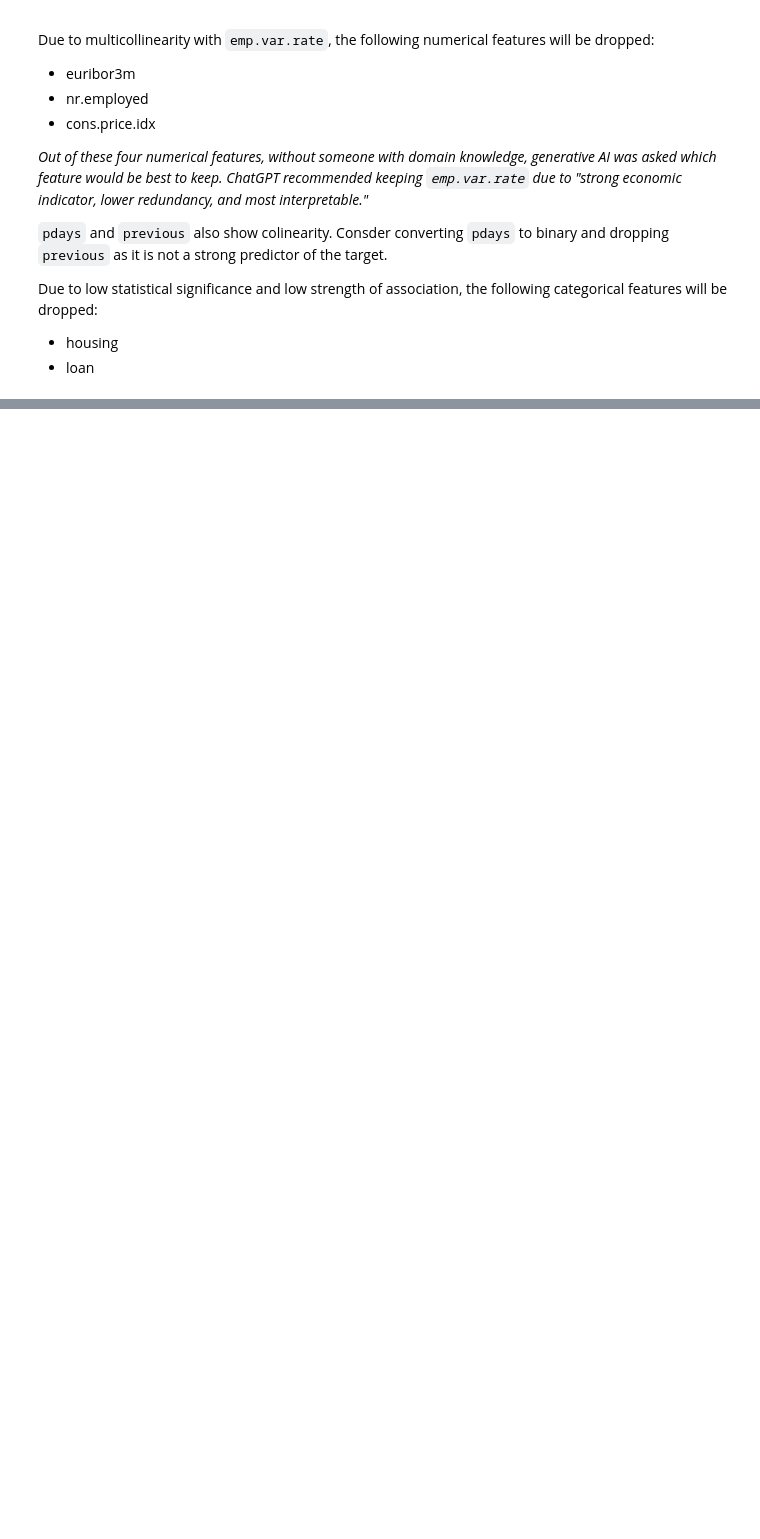
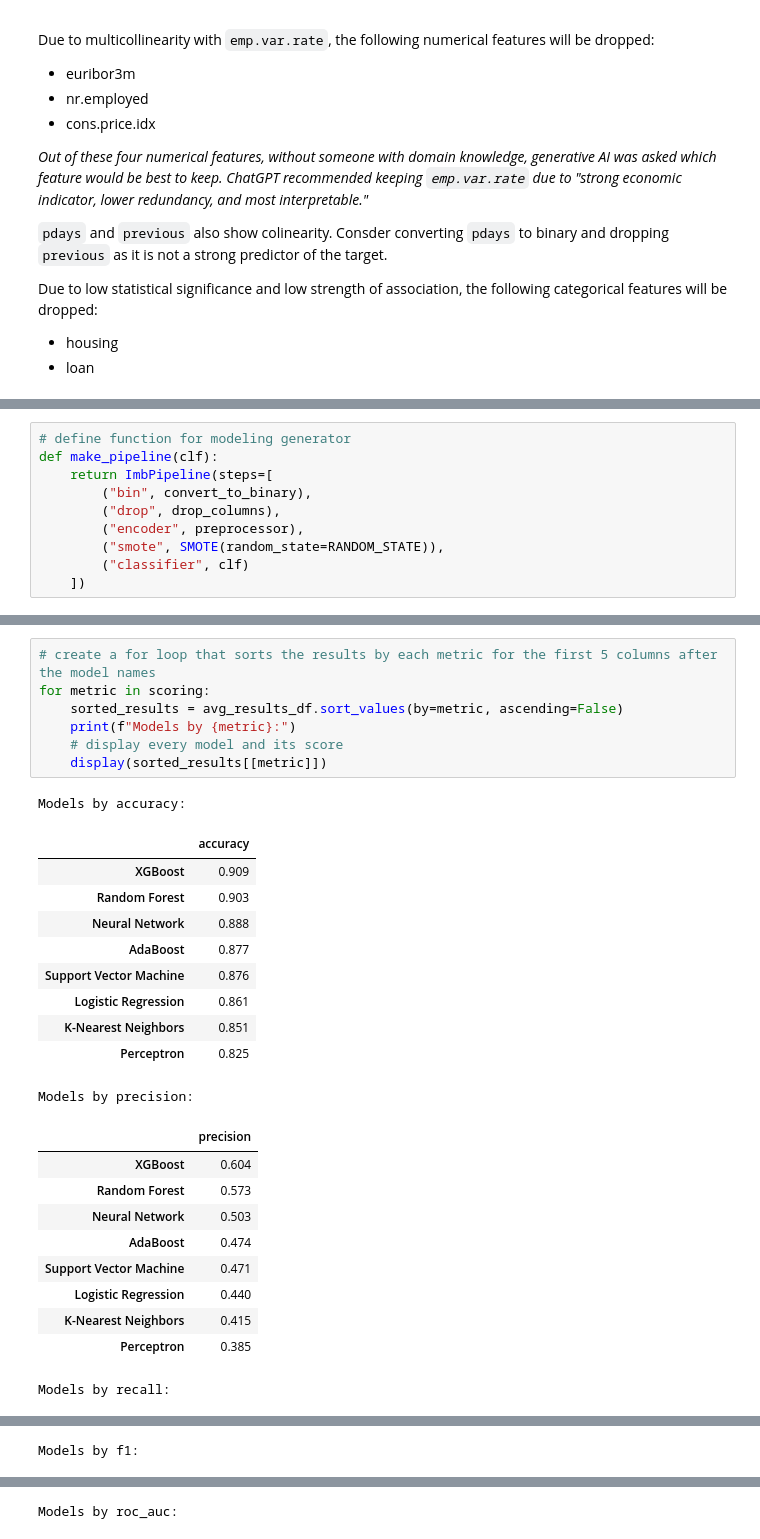
Before and after one commit to junclemente/ads504-final_project, a Jupyter notebook: notebooks/Preprocess_Modeling.ipynb, the cells around one changed output, grey strips where cells are left out. Cells and saved outputs as stored; diff of their text form; blank space fills up the shorter version.

```diff
--- a/notebooks/Preprocess.ipynb
+++ b/notebooks/Preprocess_Modeling.ipynb
@@ -144,0 +239,10 @@ Due to low statistical significance and low strength of association, the followi
+# %%
+# define function for modeling generator
+def make_pipeline(clf):
+    return ImbPipeline(steps=[
+        ("bin", convert_to_binary),
+        ("drop", drop_columns),
+        ("encoder", preprocessor),
+        ("smote", SMOTE(random_state=RANDOM_STATE)),
+        ("classifier", clf)
+    ])
@@ -144,0 +317,29 @@ Due to low statistical significance and low strength of association, the followi
+# %%
+# create a for loop that sorts the results by each metric for the first 5 columns after the model names
+for metric in scoring:
+    sorted_results = avg_results_df.sort_values(by=metric, ascending=False)
+    print(f"Models by {metric}:")
+    # display every model and its score
+    display(sorted_results[[metric]])
+# %% [output]
+Models by accuracy:
+|  | accuracy |
+| XGBoost | 0.909 |
+| Random Forest | 0.903 |
+| Neural Network | 0.888 |
+| AdaBoost | 0.877 |
+| Support Vector Machine | 0.876 |
+| Logistic Regression | 0.861 |
+| K-Nearest Neighbors | 0.851 |
+| Perceptron | 0.825 |
+Models by precision:
+|  | precision |
+| XGBoost | 0.604 |
+| Random Forest | 0.573 |
+| Neural Network | 0.503 |
+| AdaBoost | 0.474 |
+| Support Vector Machine | 0.471 |
+| Logistic Regression | 0.440 |
+| K-Nearest Neighbors | 0.415 |
+| Perceptron | 0.385 |
+Models by recall:
@@ -144,0 +355 @@ Due to low statistical significance and low strength of association, the followi
+Models by f1:
@@ -144,0 +365 @@ Due to low statistical significance and low strength of association, the followi
+Models by roc_auc:
```
Also changed, not shown: parts of 15 cells of this notebook, 1 other file.
